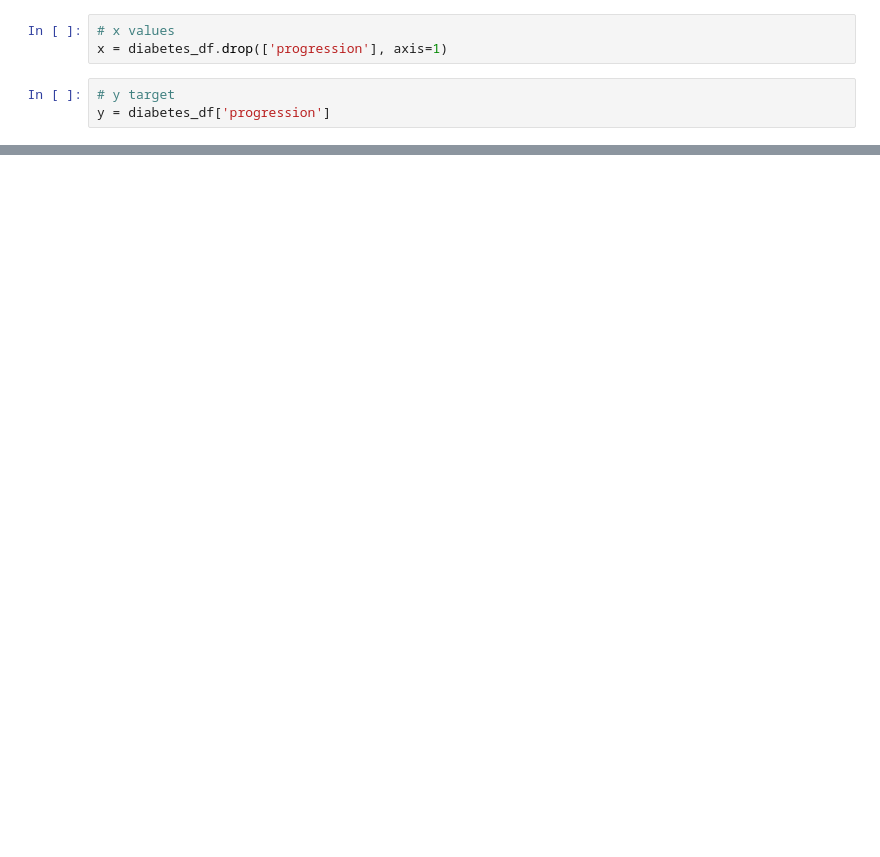
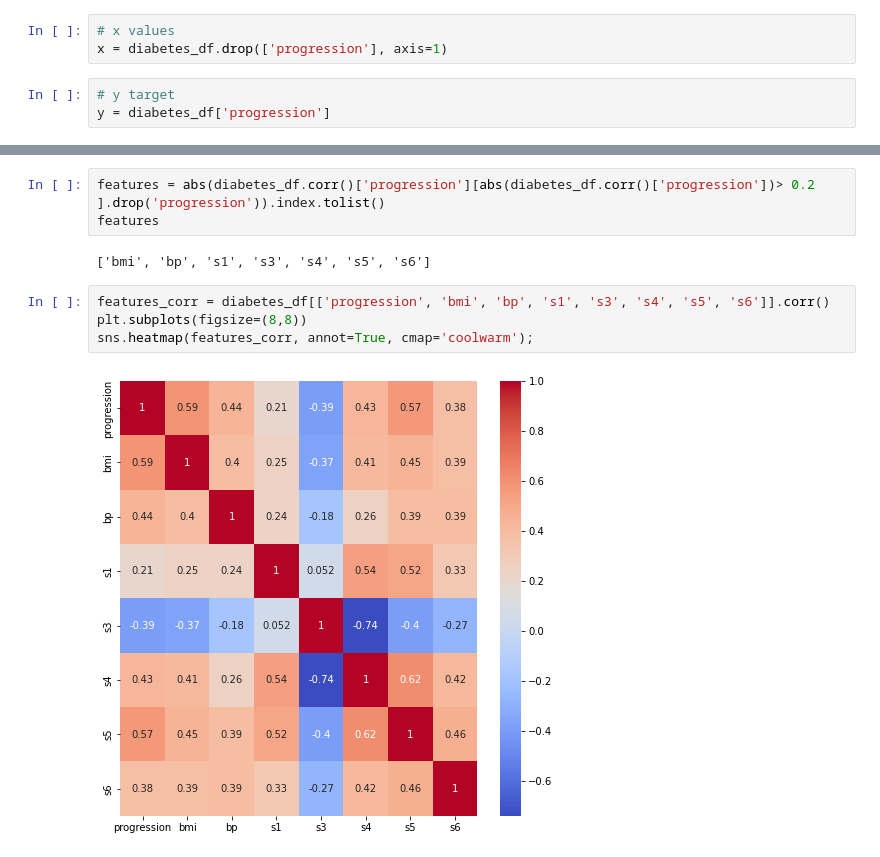
Before and after one commit to AlvaroValdelamar/Diabetes-Prediction, a Jupyter notebook: diabetes-prediction.ipynb, the cells around one changed output, grey strips where cells are left out. Cells and saved outputs as stored; diff of their text form; blank space fills up the shorter version.

```diff
--- a/diabetes-prediction.ipynb
+++ b/diabetes-prediction.ipynb
@@ -118,0 +221,11 @@ y = diabetes_df['progression']
+# %%
+features = abs(diabetes_df.corr()['progression'][abs(diabetes_df.corr()['progression'])> 0.2 ].drop('progression')).index.tolist()
+features
+# %% [output]
+['bmi', 'bp', 's1', 's3', 's4', 's5', 's6']
+# %%
+features_corr = diabetes_df[['progression', 'bmi', 'bp', 's1', 's3', 's4', 's5', 's6']].corr()
+plt.subplots(figsize=(8,8))
+sns.heatmap(features_corr, annot=True, cmap='coolwarm');
+# %% [output]
+[figure, added]
```
Also changed, not shown: parts of 19 cells of this notebook.
